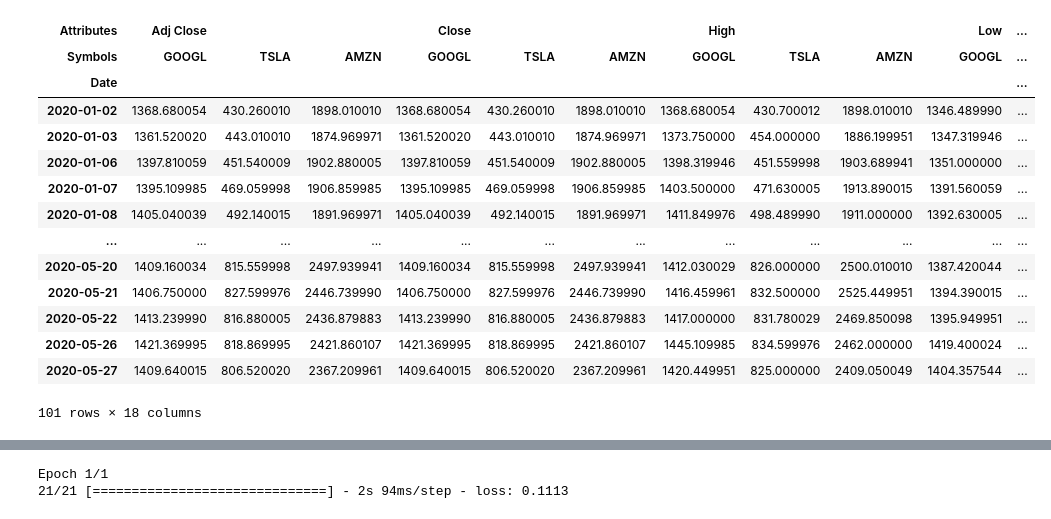
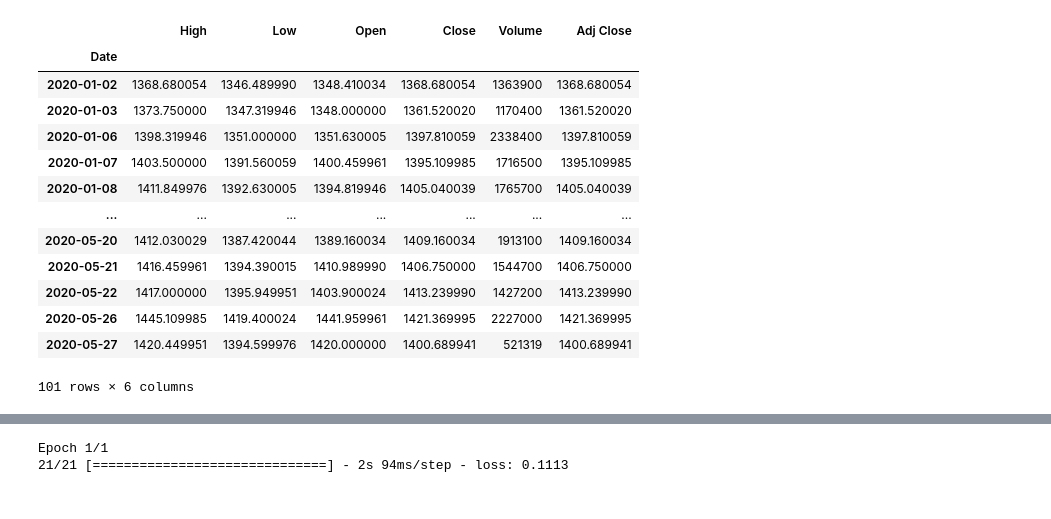
Before and after one commit to RicardoBatista2020/DataScience, a Jupyter notebook: StockPrice_Prediction_yahoo.ipynb, the cells around one changed output, grey strips where cells are left out. Saved outputs shown, nothing was run; the diff lists cells and outputs as text; code cells hidden in the pictures.

```diff
--- a/StockPrice_Prediction_yahoo.ipynb
+++ b/StockPrice_Prediction_yahoo.ipynb
@@ -14,27 +14,26 @@ plt.style.use('fivethirtyeight')
 # %%
 #Get the stock quote
 start_date='2020-01-01'
 end_date='2020-12-31'
-company='GOOGL', 'TSLA', 'AMZN'
+company='GOOGL'
 df = web.DataReader(company, data_source='yahoo', start=start_date, end=end_date)
 #Show the data
 df
 # %% [output]
-| Attributes | Adj Close |  |  | Close |  |  | High |  |  | Low | ... |
-| Symbols | GOOGL | TSLA | AMZN | GOOGL | TSLA | AMZN | GOOGL | TSLA | AMZN | GOOGL | ... |
-| Date |  |  |  |  |  |  |  |  |  |  | ... |
-| 2020-01-02 | 1368.680054 | 430.260010 | 1898.010010 | 1368.680054 | 430.260010 | 1898.010010 | 1368.680054 | 430.700012 | 1898.010010 | 1346.489990 | ... |
-| 2020-01-03 | 1361.520020 | 443.010010 | 1874.969971 | 1361.520020 | 443.010010 | 1874.969971 | 1373.750000 | 454.000000 | 1886.199951 | 1347.319946 | ... |
-| 2020-01-06 | 1397.810059 | 451.540009 | 1902.880005 | 1397.810059 | 451.540009 | 1902.880005 | 1398.319946 | 451.559998 | 1903.689941 | 1351.000000 | ... |
-| 2020-01-07 | 1395.109985 | 469.059998 | 1906.859985 | 1395.109985 | 469.059998 | 1906.859985 | 1403.500000 | 471.630005 | 1913.890015 | 1391.560059 | ... |
-| 2020-01-08 | 1405.040039 | 492.140015 | 1891.969971 | 1405.040039 | 492.140015 | 1891.969971 | 1411.849976 | 498.489990 | 1911.000000 | 1392.630005 | ... |
-| ... | ... | ... | ... | ... | ... | ... | ... | ... | ... | ... | ... |
-| 2020-05-20 | 1409.160034 | 815.559998 | 2497.939941 | 1409.160034 | 815.559998 | 2497.939941 | 1412.030029 | 826.000000 | 2500.010010 | 1387.420044 | ... |
-| 2020-05-21 | 1406.750000 | 827.599976 | 2446.739990 | 1406.750000 | 827.599976 | 2446.739990 | 1416.459961 | 832.500000 | 2525.449951 | 1394.390015 | ... |
-| 2020-05-22 | 1413.239990 | 816.880005 | 2436.879883 | 1413.239990 | 816.880005 | 2436.879883 | 1417.000000 | 831.780029 | 2469.850098 | 1395.949951 | ... |
-| 2020-05-26 | 1421.369995 | 818.869995 | 2421.860107 | 1421.369995 | 818.869995 | 2421.860107 | 1445.109985 | 834.599976 | 2462.000000 | 1419.400024 | ... |
-| 2020-05-27 | 1409.640015 | 806.520020 | 2367.209961 | 1409.640015 | 806.520020 | 2367.209961 | 1420.449951 | 825.000000 | 2409.050049 | 1404.357544 | ... |
+|  | High | Low | Open | Close | Volume | Adj Close |
+| Date |  |  |  |  |  |  |
+| 2020-01-02 | 1368.680054 | 1346.489990 | 1348.410034 | 1368.680054 | 1363900 | 1368.680054 |
+| 2020-01-03 | 1373.750000 | 1347.319946 | 1348.000000 | 1361.520020 | 1170400 | 1361.520020 |
+| 2020-01-06 | 1398.319946 | 1351.000000 | 1351.630005 | 1397.810059 | 2338400 | 1397.810059 |
+| 2020-01-07 | 1403.500000 | 1391.560059 | 1400.459961 | 1395.109985 | 1716500 | 1395.109985 |
+| 2020-01-08 | 1411.849976 | 1392.630005 | 1394.819946 | 1405.040039 | 1765700 | 1405.040039 |
+| ... | ... | ... | ... | ... | ... | ... |
+| 2020-05-20 | 1412.030029 | 1387.420044 | 1389.160034 | 1409.160034 | 1913100 | 1409.160034 |
+| 2020-05-21 | 1416.459961 | 1394.390015 | 1410.989990 | 1406.750000 | 1544700 | 1406.750000 |
+| 2020-05-22 | 1417.000000 | 1395.949951 | 1403.900024 | 1413.239990 | 1427200 | 1413.239990 |
+| 2020-05-26 | 1445.109985 | 1419.400024 | 1441.959961 | 1421.369995 | 2227000 | 1421.369995 |
+| 2020-05-27 | 1420.449951 | 1394.599976 | 1420.000000 | 1400.689941 | 521319 | 1400.689941 |
-101 rows × 18 columns
+101 rows × 6 columns
 # %%
 df.shape
 # %% [output]
```
Also changed, not shown: parts of 3 cells of this notebook.
